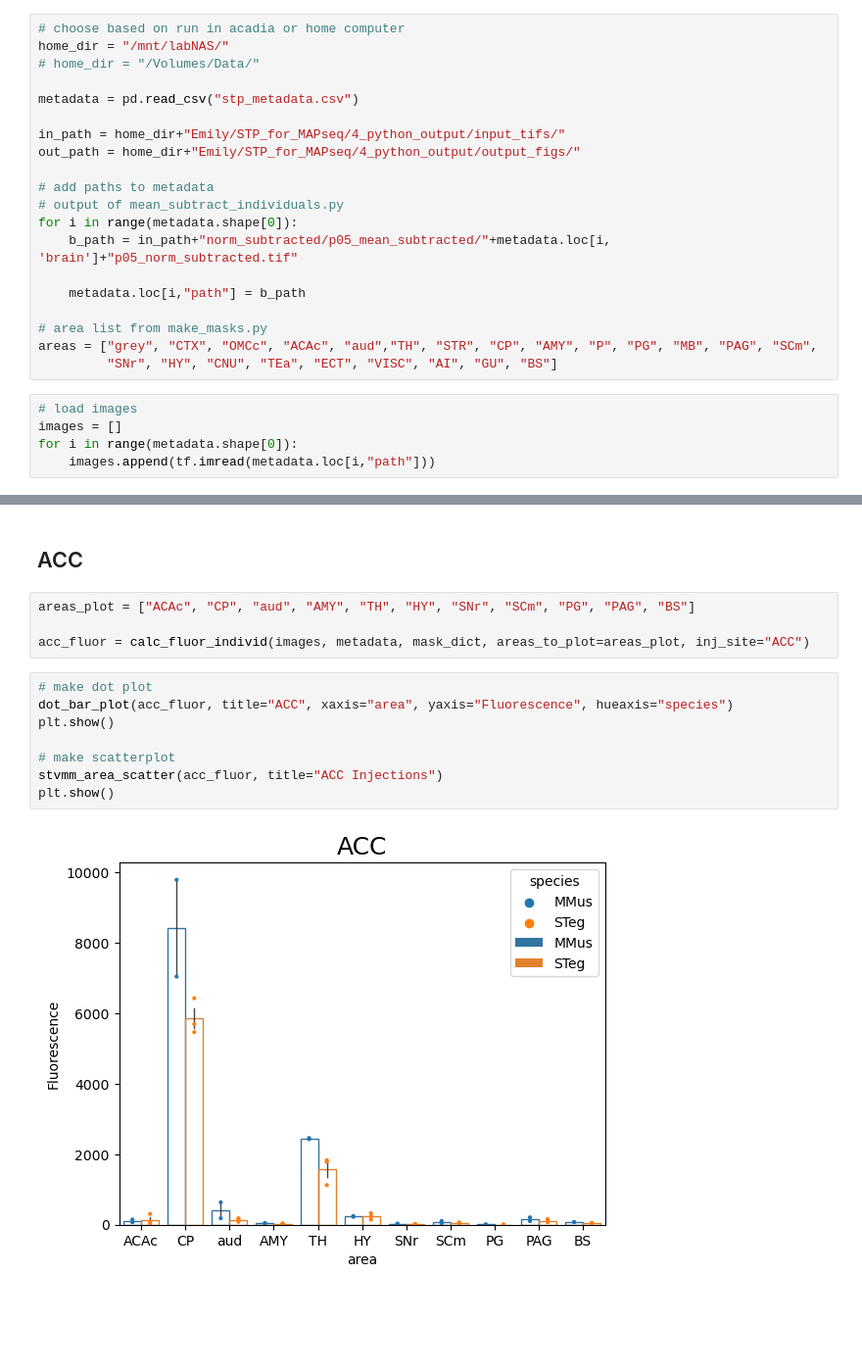
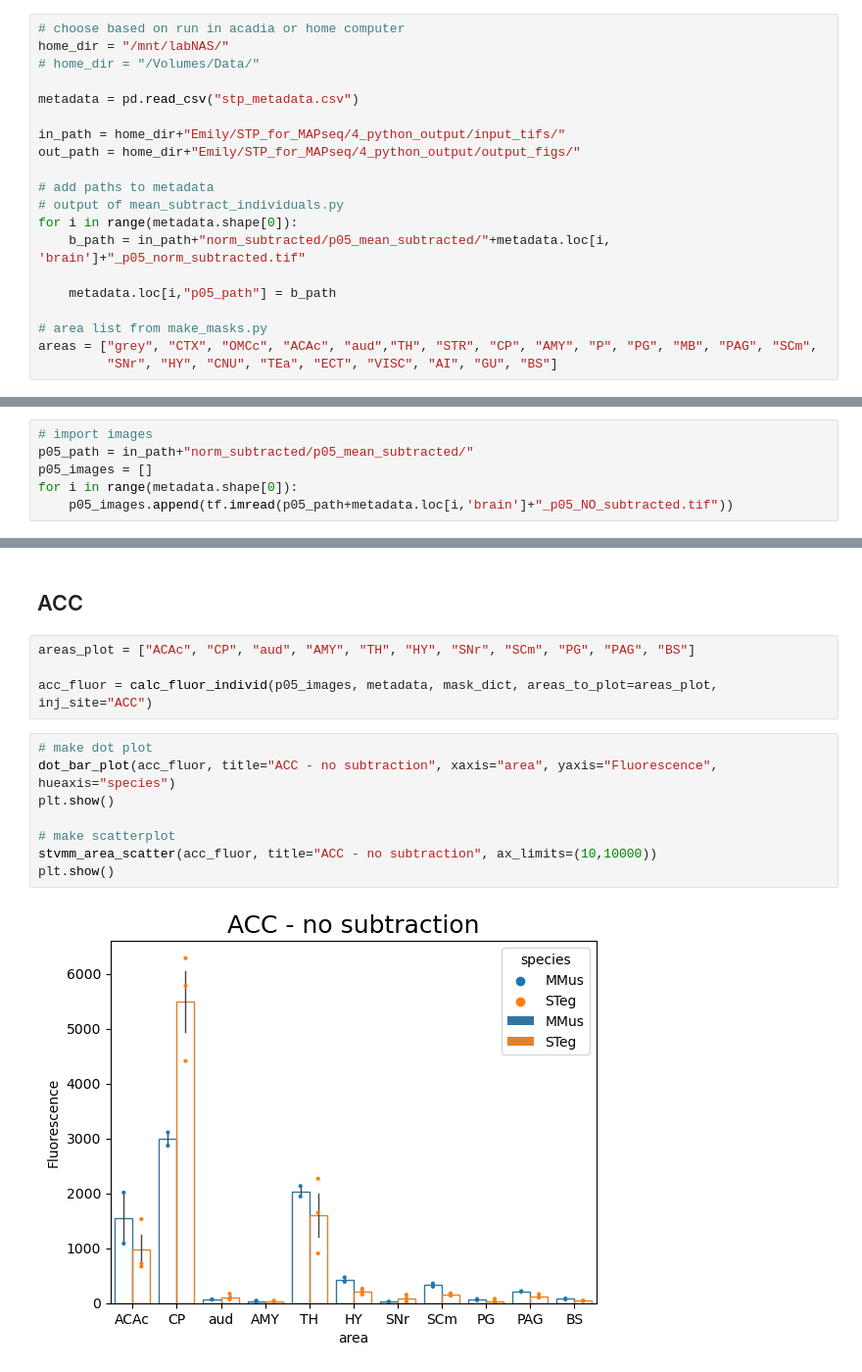
Before and after one commit to eisko/STP_analysis, a Jupyter notebook: STP_quant_fluor_individ.ipynb, the cells around one changed output, grey strips where cells are left out. Shown at 98% size. Drawn from its saved outputs; the diff is of its cells as text; blank space fills up the shorter version.

Commit message:
scatterplot variations

```diff
--- a/STP_quant_fluor_individ.ipynb
+++ b/STP_quant_fluor_individ.ipynb
@@ -31,18 +34,13 @@ out_path = home_dir+"Emily/STP_for_MAPseq/4_python_output/output_figs/"
 # add paths to metadata
 # output of mean_subtract_individuals.py
 for i in range(metadata.shape[0]):
-    b_path = in_path+"norm_subtracted/p05_mean_subtracted/"+metadata.loc[i, 'brain']+"p05_norm_subtracted.tif"
+    b_path = in_path+"norm_subtracted/p05_mean_subtracted/"+metadata.loc[i, 'brain']+"_p05_norm_subtracted.tif"
 
-    metadata.loc[i,"path"] = b_path
+    metadata.loc[i,"p05_path"] = b_path
 
 # area list from make_masks.py
 areas = ["grey", "CTX", "OMCc", "ACAc", "aud","TH", "STR", "CP", "AMY", "P", "PG", "MB", "PAG", "SCm",
          "SNr", "HY", "CNU", "TEa", "ECT", "VISC", "AI", "GU", "BS"]
-# %%
-# load images
-images = []
-for i in range(metadata.shape[0]):
-    images.append(tf.imread(metadata.loc[i,"path"]))
 # %%
 # load masks for each individually aligned brain
 from time import time
@@ -115,3 +88,9 @@ mask shape:  (201, 675, 499)
+# %%
+# import images
+p05_path = in_path+"norm_subtracted/p05_mean_subtracted/"
+p05_images = []
+for i in range(metadata.shape[0]):
+    p05_images.append(tf.imread(p05_path+metadata.loc[i,'brain']+"_p05_NO_subtracted.tif"))
 # %%
 # set areas that match w/ mapseq data
 areas_plot = ["OMCc", "CP", "aud", "AMY", "TH", "HY", "SNr", "SCm", "PG", "PAG", "BS"]
@@ -148,14 +127,14 @@ plt.show()
 # %%
 areas_plot = ["ACAc", "CP", "aud", "AMY", "TH", "HY", "SNr", "SCm", "PG", "PAG", "BS"]
 
-acc_fluor = calc_fluor_individ(images, metadata, mask_dict, areas_to_plot=areas_plot, inj_site="ACC")
+acc_fluor = calc_fluor_individ(p05_images, metadata, mask_dict, areas_to_plot=areas_plot, inj_site="ACC")
 # %%
 # make dot plot
-dot_bar_plot(acc_fluor, title="ACC", xaxis="area", yaxis="Fluorescence", hueaxis="species")
+dot_bar_plot(acc_fluor, title="ACC - no subtraction", xaxis="area", yaxis="Fluorescence", hueaxis="species")
 plt.show()
 
 # make scatterplot
-stvmm_area_scatter(acc_fluor, title="ACC Injections")
+stvmm_area_scatter(acc_fluor, title="ACC - no subtraction", ax_limits=(10,10000))
 plt.show()
 # %% [output]
-[figure, old version]
+[figure, new version]
```
Also changed, not shown: parts of 36 cells of this notebook, 5 other files.
